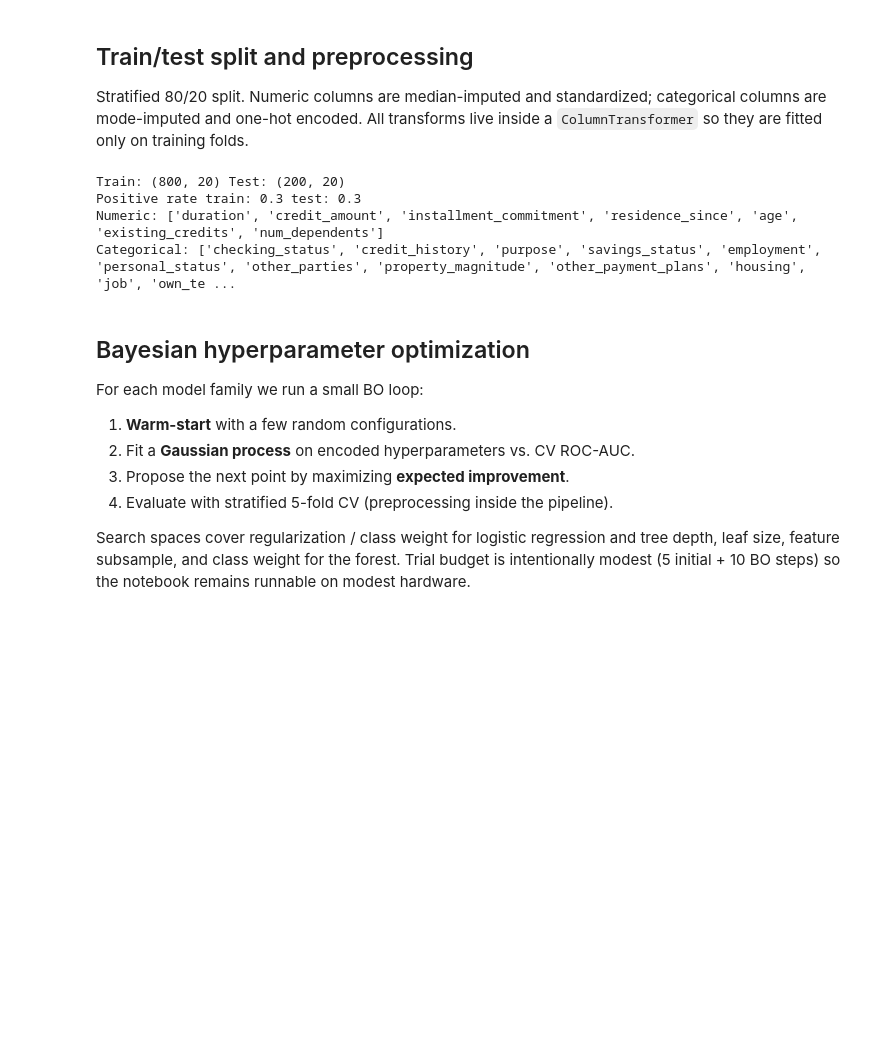
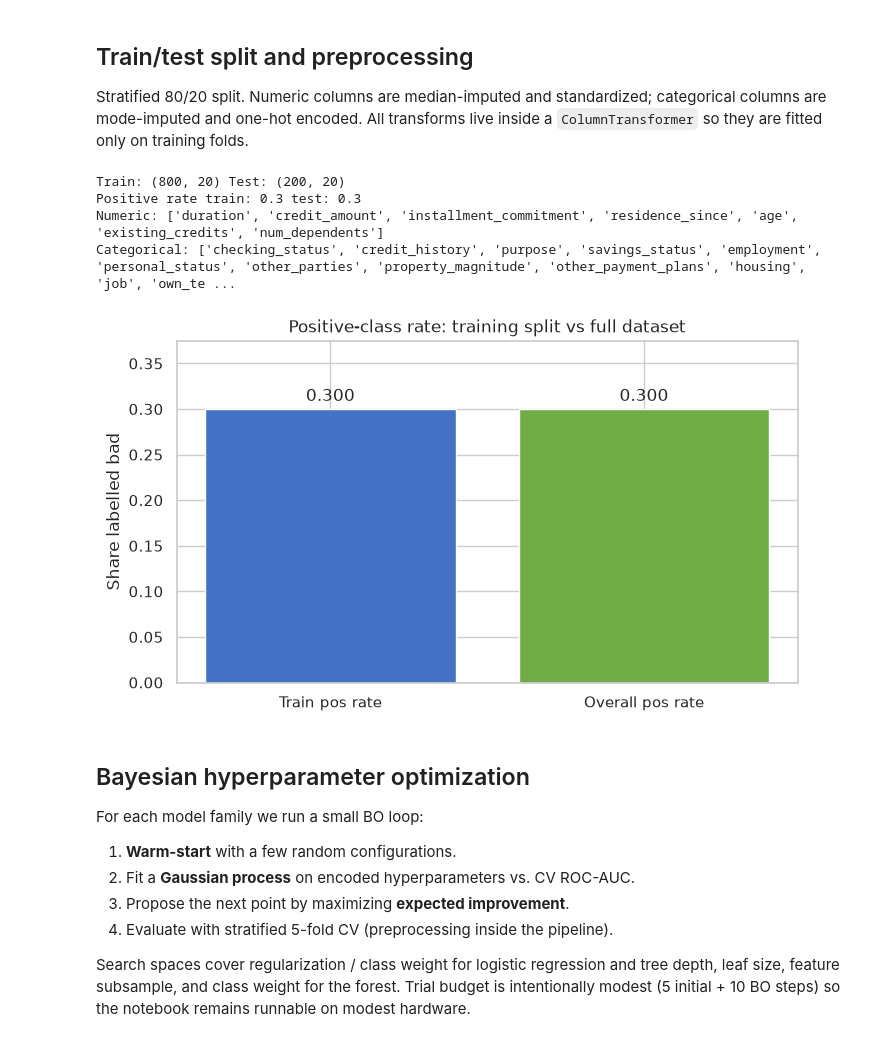
Before and after one commit to innocentduma/german-credit-risk, a Jupyter notebook: german_credit_risk_bo.ipynb, the cells around one changed output. Saved outputs shown, nothing was run; the diff lists cells and outputs as text; code cells hidden in the pictures; blank space fills up the shorter version.

```diff
--- a/german_credit_risk_bo.ipynb
+++ b/german_credit_risk_bo.ipynb
@@ -175,33 +175,43 @@ y = (df["class"] == "bad").astype(int)
 
 X_train, X_test, y_train, y_test = train_test_split(
     X, y, test_size=0.20, stratify=y, random_state=RANDOM_STATE
 )
 
 cat_cols = X_train.select_dtypes(include="object").columns.tolist()
 num_cols = X_train.select_dtypes(exclude="object").columns.tolist()
 
 num_pipe = Pipeline([
     ("imputer", SimpleImputer(strategy="median")),
     ("scale", StandardScaler()),
 ])
 cat_pipe = Pipeline([
     ("imputer", SimpleImputer(strategy="most_frequent")),
     ("onehot", OneHotEncoder(handle_unknown="ignore")),
 ])
 prep = ColumnTransformer([
     ("numeric", num_pipe, num_cols),
     ("categorical", cat_pipe, cat_cols),
 ])
 
 print("Train:", X_train.shape, "Test:", X_test.shape)
 print("Positive rate train:", round(y_train.mean(), 3), "test:", round(y_test.mean(), 3))
 print("Numeric:", num_cols)
 print("Categorical:", cat_cols)
+fig, ax = plt.subplots(figsize=(7, 4), constrained_layout=True)
+rate_labels = ["Train pos rate", "Overall pos rate"]
+rate_values = [float(y_train.mean()), float(y.mean())]
+bars = ax.bar(rate_labels, rate_values, color=["#4472C4", "#70AD47"])
+ax.bar_label(bars, fmt="%.3f", padding=3)
+ax.set_ylim(0, max(rate_values) * 1.25)
+ax.set_ylabel("Share labelled bad")
+ax.set_title("Positive-class rate: training split vs full dataset")
+plt.show()
 # %% [output]
 Train: (800, 20) Test: (200, 20)
 Positive rate train: 0.3 test: 0.3
 Numeric: ['duration', 'credit_amount', 'installment_commitment', 'residence_since', 'age', 'existing_credits', 'num_dependents']
 Categorical: ['checking_status', 'credit_history', 'purpose', 'savings_status', 'employment', 'personal_status', 'other_parties', 'property_magnitude', 'other_payment_plans', 'housing', 'job', 'own_te ...
+[figure, added]
 # %% [markdown]
 ## Bayesian hyperparameter optimization
 For each model family we run a small BO loop:
```
Also changed, not shown: parts of 19 cells of this notebook.
